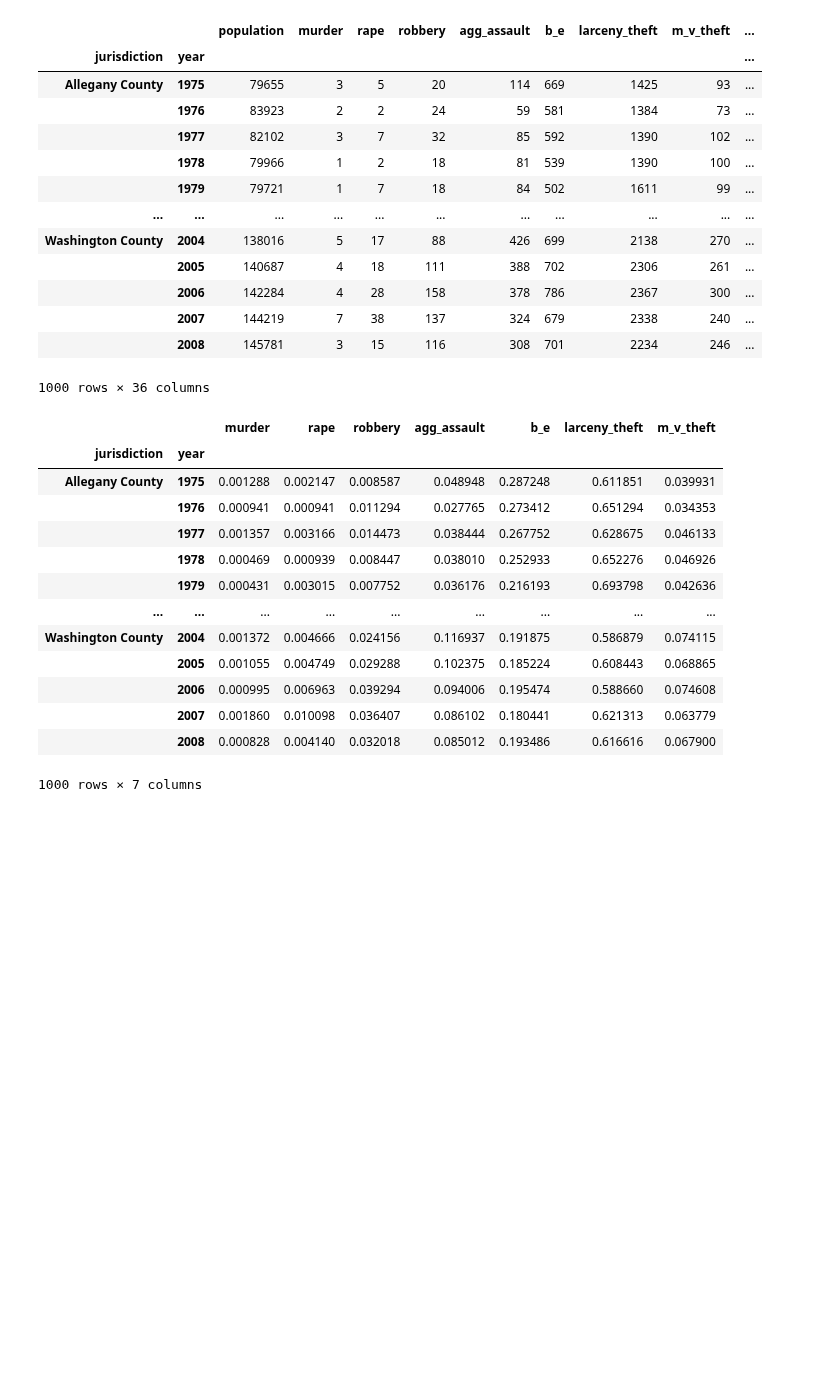
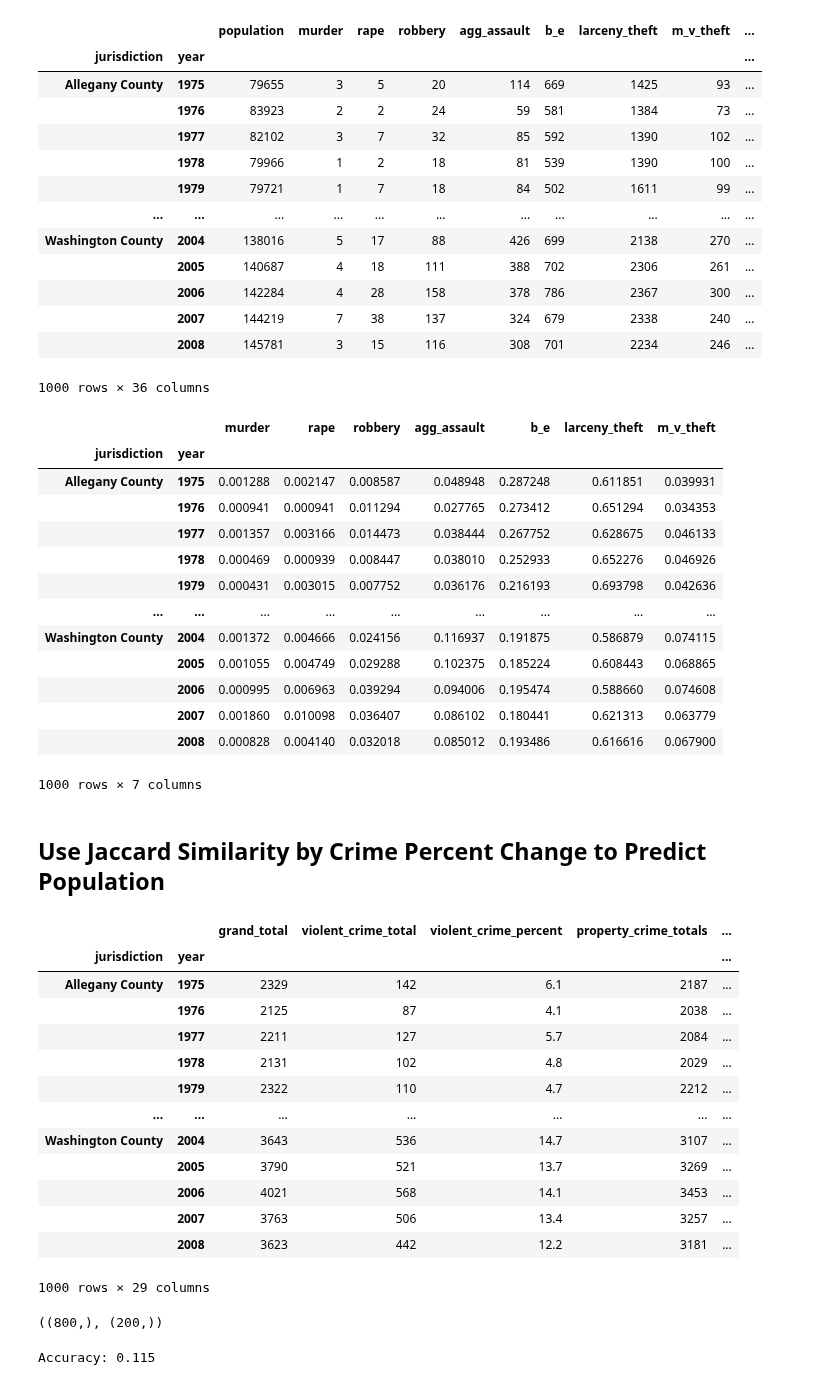
Before and after one commit to kimesco/maryland-crime-project, a Jupyter notebook: exploration.ipynb, the cells around one changed output. Saved outputs shown, nothing was run; the diff lists cells and outputs as text; code cells hidden in the pictures; blank space fills up the shorter version.

```diff
--- a/exploration.ipynb
+++ b/exploration.ipynb
@@ -61,3 +67,34 @@ df_crimes_only_normed
 |  | 2007 | 0.001860 | 0.010098 | 0.036407 | 0.086102 | 0.180441 | 0.621313 | 0.063779 |
 |  | 2008 | 0.000828 | 0.004140 | 0.032018 | 0.085012 | 0.193486 | 0.616616 | 0.067900 |
 1000 rows × 7 columns
+# %% [markdown]
+## Use Jaccard Similarity by Crime Percent Change to Predict Population
+# %%
+# create df with chosen crime statistics
+df_population_rates = df.iloc[:, 8:]
+df_population_rates['population'] = df['population']
+
+df_population_rates
+# %% [output]
+|  |  | grand_total | violent_crime_total | violent_crime_percent | property_crime_totals | ... |
+| jurisdiction | year |  |  |  |  | ... |
+| Allegany County | 1975 | 2329 | 142 | 6.1 | 2187 | ... |
+|  | 1976 | 2125 | 87 | 4.1 | 2038 | ... |
+|  | 1977 | 2211 | 127 | 5.7 | 2084 | ... |
+|  | 1978 | 2131 | 102 | 4.8 | 2029 | ... |
+|  | 1979 | 2322 | 110 | 4.7 | 2212 | ... |
+| ... | ... | ... | ... | ... | ... | ... |
+| Washington County | 2004 | 3643 | 536 | 14.7 | 3107 | ... |
+|  | 2005 | 3790 | 521 | 13.7 | 3269 | ... |
+|  | 2006 | 4021 | 568 | 14.1 | 3453 | ... |
+|  | 2007 | 3763 | 506 | 13.4 | 3257 | ... |
+|  | 2008 | 3623 | 442 | 12.2 | 3181 | ... |
+1000 rows × 29 columns
+# %%
+# split test/train data
+all_ids = df.index.values
+training_ids, testing_ids = train_test_split(all_ids, test_size=0.2)
+
+training_ids.shape, testing_ids.shape
+# %% [output]
+((800,), (200,))
@@ -63,0 +145,15 @@ df_crimes_only_normed
+# %%
+correct_populations = []
+
+# count number of accurate predictions
+for county,row in predicted_df.iterrows():
+
+    actual_population = df['population'].loc[county[0], county[1]]
+
+    # mark correct if prediction is less/more than 40000 of the original total population
+    correct_populations.append(1 if row['population'] >= actual_population-40000 and row['population'] <= actual_population+40000 else 0)
+
+accuracy = sum(correct_populations) / len(correct_populations)
+print("Accuracy:", accuracy)
+# %% [output]
+Accuracy: 0.115
```
Also changed, not shown: parts of 11 cells of this notebook.
